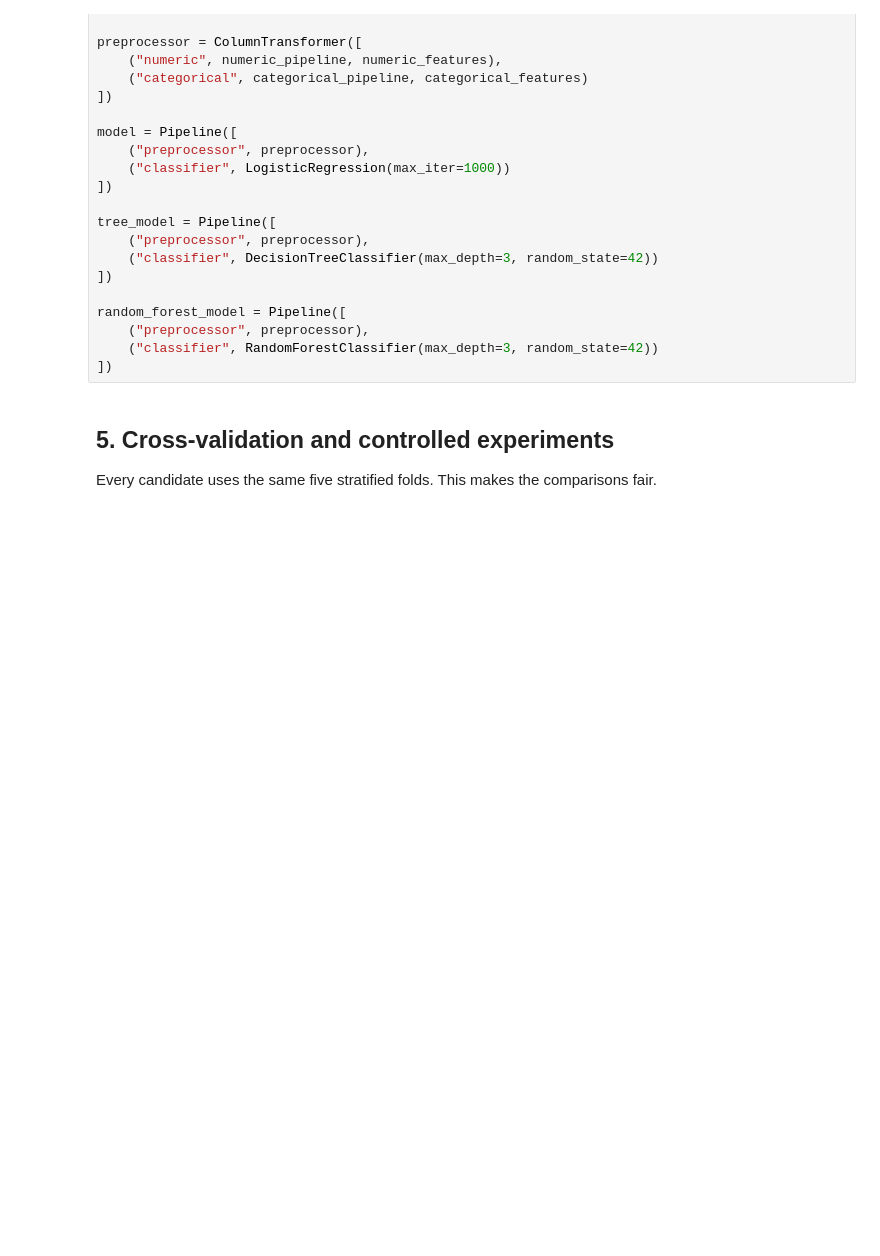
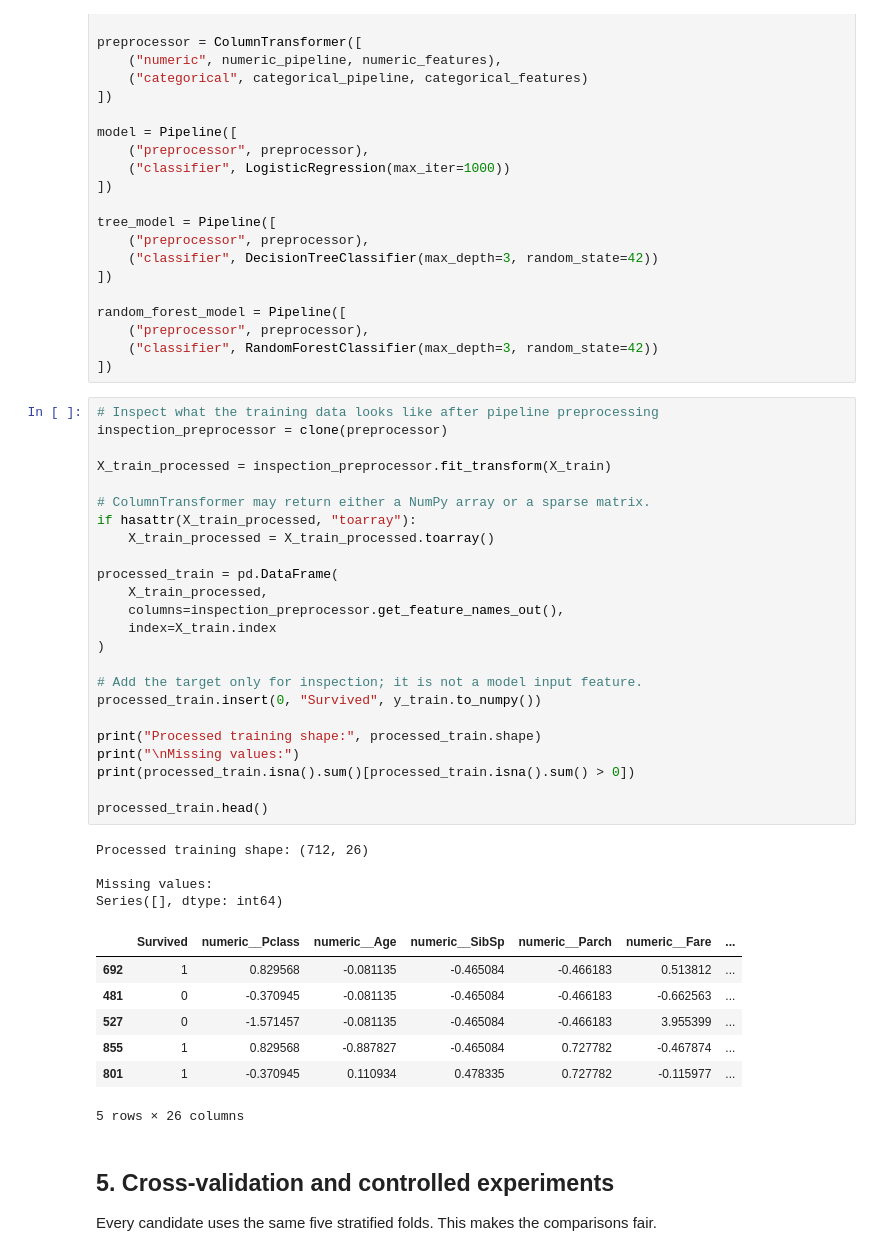
Before and after one commit to Shamil-lateef/titanic-kaggle, a Jupyter notebook: main.ipynb, the cells around one changed output. Drawn from its saved outputs; the diff is of its cells as text; blank space fills up the shorter version.

```diff
--- a/main.ipynb
+++ b/main.ipynb
@@ -214,6 +221,42 @@ random_forest_model = Pipeline([
     ("preprocessor", preprocessor),
     ("classifier", RandomForestClassifier(max_depth=3, random_state=42))
 ])
+# %%
+# Inspect what the training data looks like after pipeline preprocessing
+inspection_preprocessor = clone(preprocessor)
+
+X_train_processed = inspection_preprocessor.fit_transform(X_train)
+
+# ColumnTransformer may return either a NumPy array or a sparse matrix.
+if hasattr(X_train_processed, "toarray"):
+    X_train_processed = X_train_processed.toarray()
+
+processed_train = pd.DataFrame(
+    X_train_processed,
+    columns=inspection_preprocessor.get_feature_names_out(),
+    index=X_train.index
+)
+
+# Add the target only for inspection; it is not a model input feature.
+processed_train.insert(0, "Survived", y_train.to_numpy())
+
+print("Processed training shape:", processed_train.shape)
+print("\nMissing values:")
+print(processed_train.isna().sum()[processed_train.isna().sum() > 0])
+
+processed_train.head()
+# %% [output]
+Processed training shape: (712, 26)
+
+Missing values:
+Series([], dtype: int64)
+|  | Survived | numeric__Pclass | numeric__Age | numeric__SibSp | numeric__Parch | numeric__Fare | ... |
+| 692 | 1 | 0.829568 | -0.081135 | -0.465084 | -0.466183 | 0.513812 | ... |
+| 481 | 0 | -0.370945 | -0.081135 | -0.465084 | -0.466183 | -0.662563 | ... |
+| 527 | 0 | -1.571457 | -0.081135 | -0.465084 | -0.466183 | 3.955399 | ... |
+| 855 | 1 | 0.829568 | -0.887827 | -0.465084 | 0.727782 | -0.467874 | ... |
+| 801 | 1 | -0.370945 | 0.110934 | 0.478335 | 0.727782 | -0.115977 | ... |
+5 rows × 26 columns
 # %% [markdown]
 ## 5. Cross-validation and controlled experiments
 
```
Also changed, not shown: parts of 1 cell of this notebook, 1 other file.
